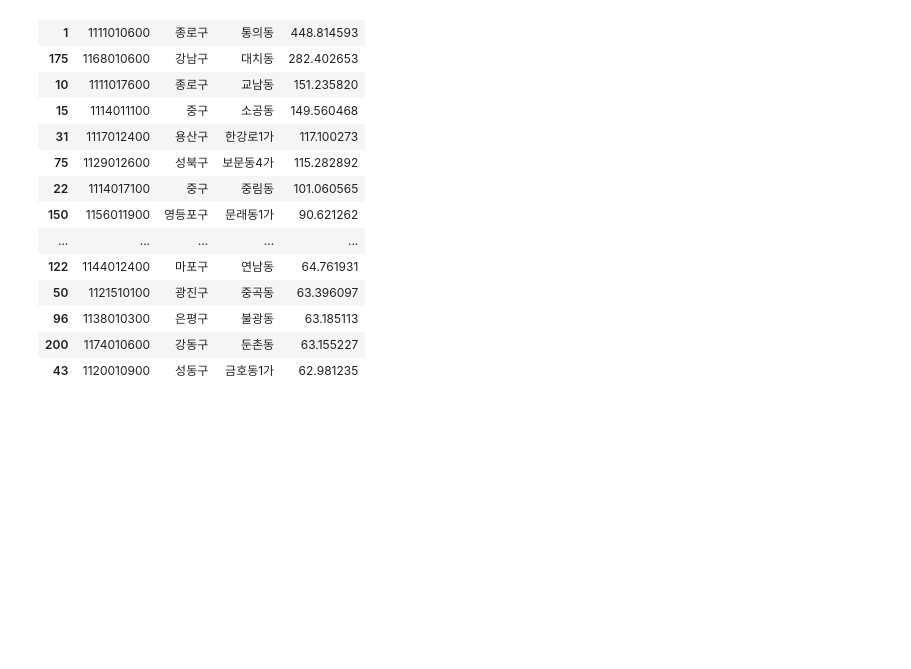
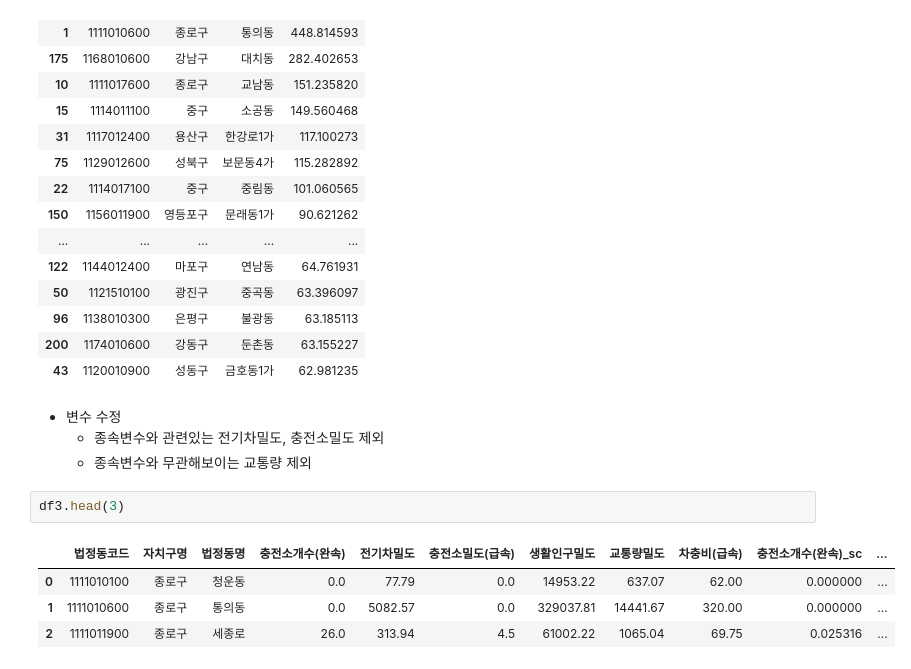
Before and after one commit to Sookyeong-k/MillionVolt, a Jupyter notebook: 분석_수요지수.ipynb, the cells around one changed output. Drawn from its saved outputs; the diff is of its cells as text; blank space fills up the shorter version.

```diff
--- a/분석_수요지수.ipynb
+++ b/분석_수요지수.ipynb
@@ -281,3 +281,14 @@ df4.sort_values(by = '수요지수', ascending = False).head(50)
 | 96 | 1138010300 | 은평구 | 불광동 | 63.185113 |
 | 200 | 1174010600 | 강동구 | 둔촌동 | 63.155227 |
 | 43 | 1120010900 | 성동구 | 금호동1가 | 62.981235 |
+# %% [markdown]
+- 변수 수정
+    - 종속변수와 관련있는 전기차밀도, 충전소밀도 제외
+    - 종속변수와 무관해보이는 교통량 제외
+# %%
+df3.head(3)
+# %% [output]
+|  | 법정동코드 | 자치구명 | 법정동명 | 충전소개수(완속) | 전기차밀도 | 충전소밀도(급속) | 생활인구밀도 | 교통량밀도 | 차충비(급속) | 충전소개수(완속)_sc | ... |
+| 0 | 1111010100 | 종로구 | 청운동 | 0.0 | 77.79 | 0.0 | 14953.22 | 637.07 | 62.00 | 0.000000 | ... |
+| 1 | 1111010600 | 종로구 | 통의동 | 0.0 | 5082.57 | 0.0 | 329037.81 | 14441.67 | 320.00 | 0.000000 | ... |
+| 2 | 1111011900 | 종로구 | 세종로 | 26.0 | 313.94 | 4.5 | 61002.22 | 1065.04 | 69.75 | 0.025316 | ... |
```
Also changed, not shown: parts of 5 cells of this notebook.
